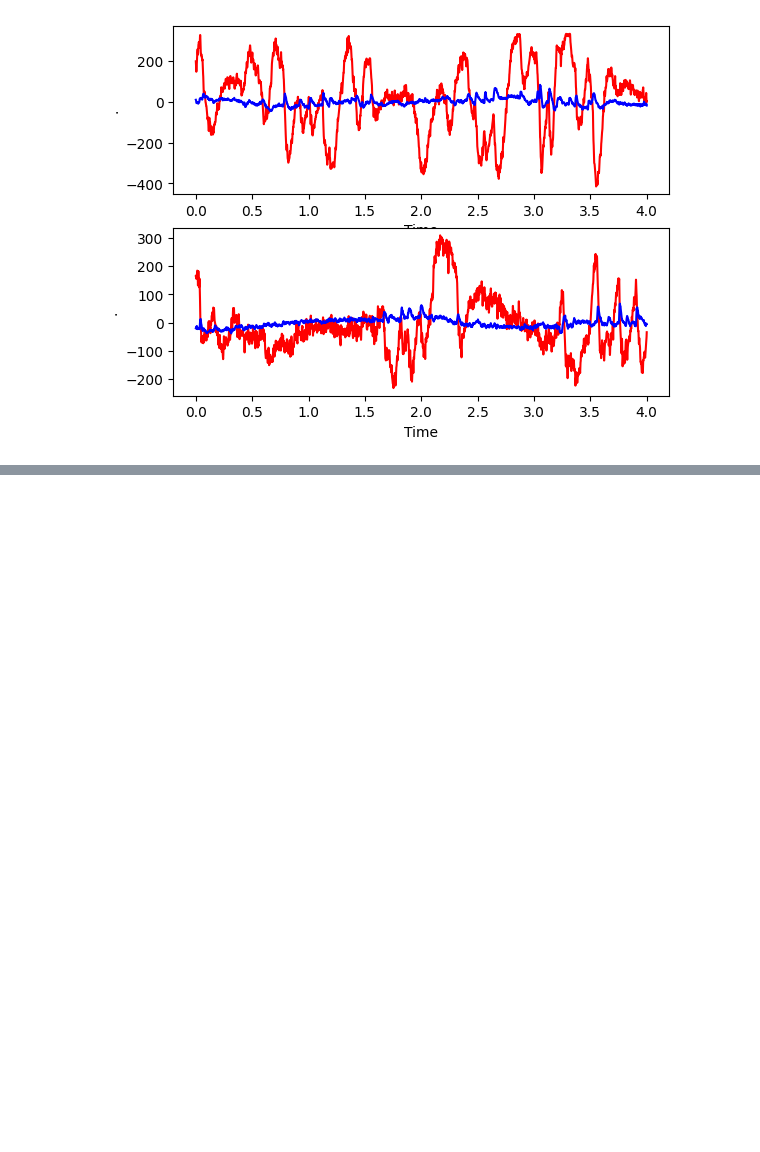
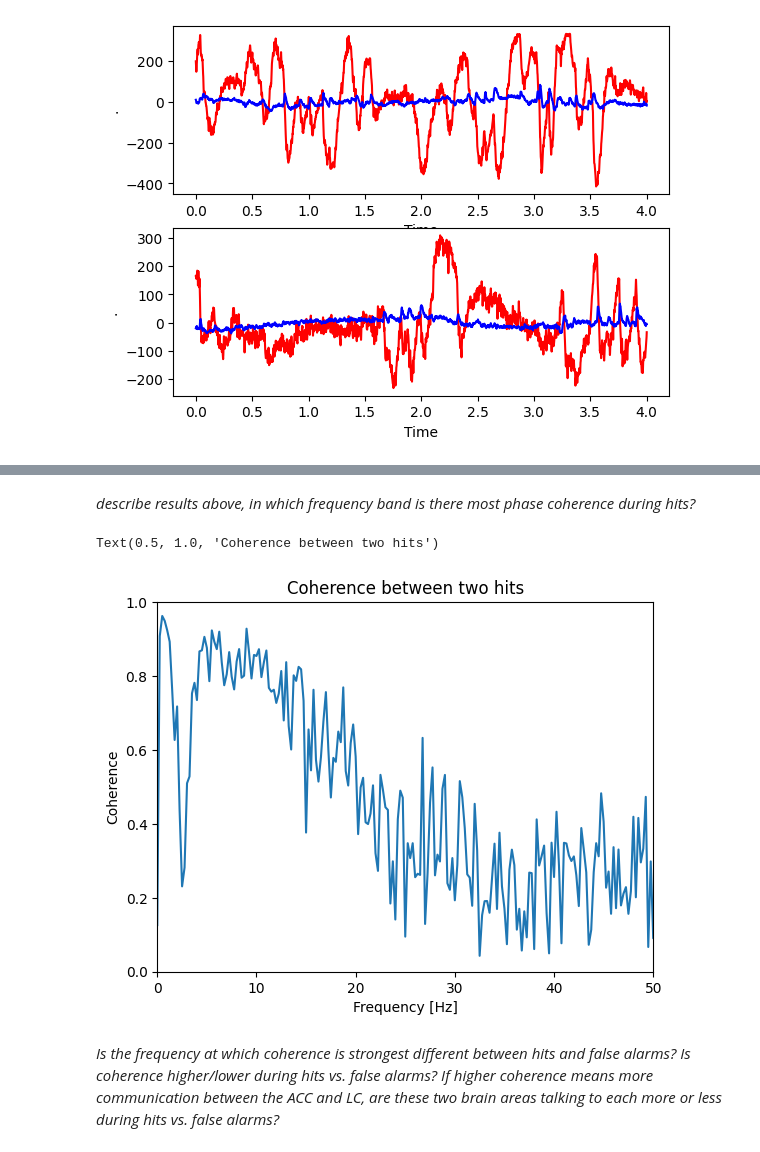
Before and after one commit to nellyfadil/Neuro-265, a Jupyter notebook: coding_homework_6.ipynb, the cells around one changed output, grey strips where cells are left out. Cells and saved outputs as stored; diff of their text form; code cells hidden in the pictures; blank space fills up the shorter version.

```diff
--- a/coding_homework_6.ipynb
+++ b/coding_homework_6.ipynb
@@ -98,0 +130,34 @@ Text(0.5, 0, 'Time')
+# %% [markdown]
+*describe results above, in which frequency band is there most phase coherence during hits?*
+# %%
+#Repeat coherence test with acc_fa and lc_fa in blue and put hits in red
+dt = time[1] - time[0]              # Define the sampling interval.
+N = acc_fa.shape[1]
+N = lc_fa.shape[1]               # Define number of points in each trial.
+
+# Compute the Fourier transforms
+xf = np.array([np.fft.rfft(x - x.mean()) for x in acc_fa])  # ... for each trial in E1
+yf = np.array([np.fft.rfft(y - y.mean()) for y in lc_fa])  # ... and each trial in E2
+
+# Compute the spectra
+T = time[-1]
+scale = 2 * dt**2 / T
+Sxx = scale * (xf * xf.conj()).mean(0)  # Spectrum of E1 trials
+Syy = scale * (yf * yf.conj()).mean(0)  # ... and E2 trials
+Sxy = scale * (xf * yf.conj()).mean(0)  # ... and the cross spectrum
+
+# Compute the coherence.
+cohr = np.abs(Sxy) / (np.sqrt(Sxx) * np.sqrt(Syy))
+
+f = np.fft.rfftfreq(N, dt)                     # Define a frequency axis.
+plt.plot(f, cohr.real)                      # Plot coherence vs frequency,
+plt.xlim([0, 50])                           # ... in a chosen frequency range,
+plt.ylim([0, 1])                            # ... with y-axis scaled,
+plt.xlabel('Frequency [Hz]')                # ... and with axes labeled.
+plt.ylabel('Coherence')
+plt.title('Coherence between two hits')
+# %% [output]
+Text(0.5, 1.0, 'Coherence between two hits')
+[figure, added]
+# %% [markdown]
+*Is the frequency at which coherence is strongest different between hits and false alarms? Is coherence higher/lower during hits vs. false alarms? If higher coherence means more communication between the ACC and LC, are these two brain areas talking to each more or less during hits vs. false alarms?*
```
Also changed, not shown: parts of 3 cells of this notebook.
